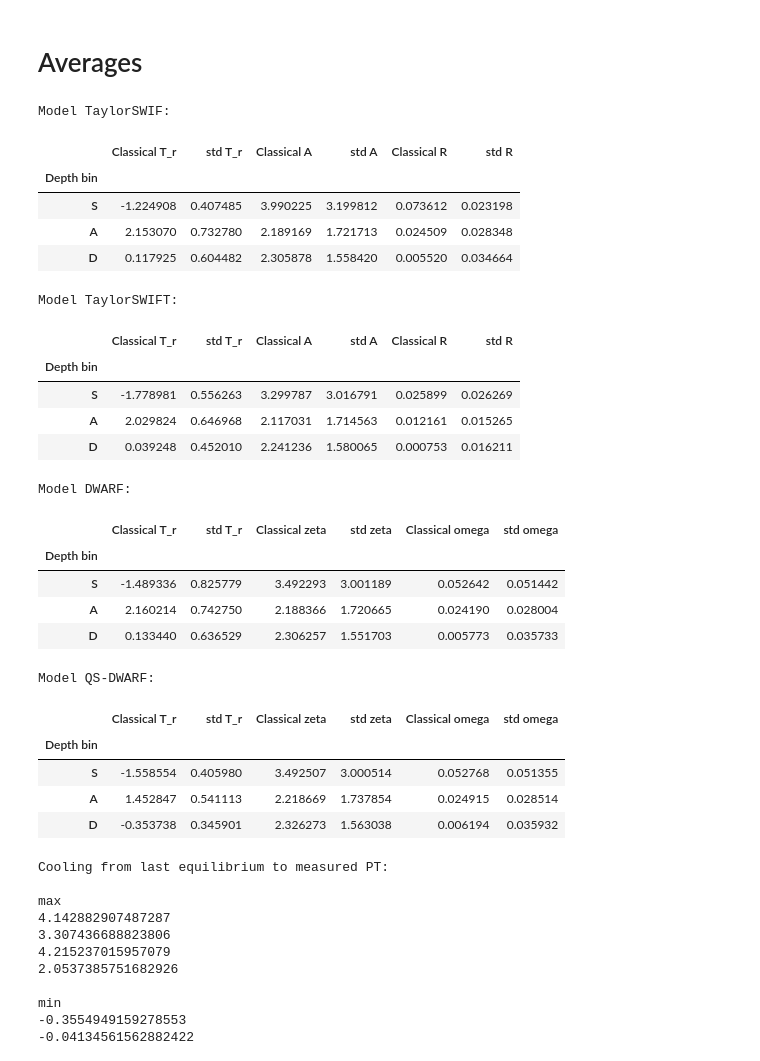
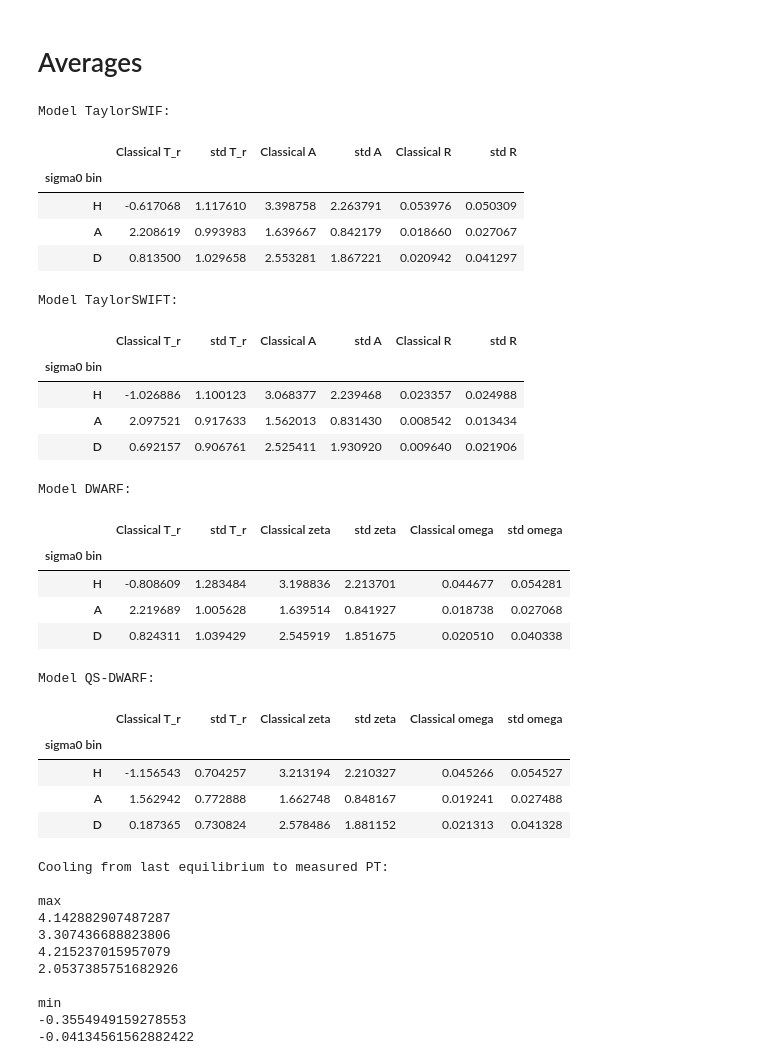
Before and after one commit to TeamPAGOS/Resources-New-Noble-Gas-Derived-Parameterizations-of-Arctic-Air-Sea-Ice-Gas-Exchange-Processes, a Jupyter notebook: Paper copy.ipynb, the cells around one changed output. Saved outputs shown, nothing was run; the diff lists cells and outputs as text; code cells hidden in the pictures.

```diff
--- a/Paper copy.ipynb
+++ b/Paper copy.ipynb
@@ -178,6 +178,20 @@ plt.savefig('VACAO_data_concs.svg', dpi = 900)
 [figure]
 # %% [markdown]
 ### Tracer-Tracer Plot
+# %%
+# Continuous arrow data
+# Chosen the DWARF model as an example, as the freezing arrow can be nicely represented using negative omega values (=> net melting exceeds net freezing)
+DWARFModel = GasExchangeModel(dwarf, ('degC', 'permille', 'atm', '', 'ccSTP_g/g_w'), 'ccSTP_g/g_w')
+T_r0, S0, p0, omega0, zeta0 = 0, 35, 1, 0, 0
+npoints = 50
+coolheat_range = np.linspace(T_r0 - 2, T_r0 + 2, npoints)
+freezemelt_range = np.linspace(omega0 - 0.1, omega0 + 0.1, npoints)
+excessair_range = np.linspace(zeta0, 1e-3)
+
+eq_conc = {g:calc_Ceq(g, T_r0, S0, p0, units='ccSTP_g/g_w') for g in noblegases}
+coolheat_deltas = {g: (DWARFModel.run(g, coolheat_range, S0, p0, omega0, zeta0) / eq_conc[g] - 1)*100 for g in noblegases}
+freezemelt_deltas = {g: (DWARFModel.run(g, T_r0, S0, p0, freezemelt_range, zeta0) / eq_conc[g] - 1)*100 for g in noblegases}
+excessair_deltas = {g: (DWARFModel.run(g, T_r0, S0, p0, omega0, excessair_range) / eq_conc[g] - 1)*100 for g in noblegases}
 # %%
 fig, ax = plt.subplots(1, 2, sharey='row')
 fig.set_size_inches(10, 5)
@@ -408,8 +472,8 @@ plt.savefig('plots/paper/ModelResults_adjusted.pdf', dpi = 900)
 # %% [markdown]
 ### Predictions
 # %%
-SF6results = pd.read_csv('data/SF6_Results_new.csv')
-CFC12results = pd.read_csv('data/CFC12_Results_new.csv')
+SF6results = pd.read_csv('data/SF6_Results.csv')
+CFC12results = pd.read_csv('data/CFC12_Results.csv')
 
 SF6means = SF6results[['TaylorSWIF', 'TaylorSWIFT', 'DWARF', 'QSDWARF']].mean(axis=1)*100
 SF6meanerrs = SF6results[['TaylorSWIF err', 'TaylorSWIFT err', 'DWARF err', 'QSDWARF err']].apply(lambda x: np.sqrt(np.sum(x**2))/4, axis=1)*100
@@ -556,58 +620,66 @@ Deep aerr CFC12: 1.766791956231187
 # Averages
 # %%
 #averages for table 2
+#averageover = 'Depth'
+averageover = 'sigma0'
+bins_ = {'Depth':[0, 50, 190, 910, 2450, 6000], 'sigma0':[-1, 0, 27.7, 27.97, 30.444]}
+binlabels_ = {'Depth':['S', 'NA', 'A', 'NA', 'D'], 'sigma0':['NA', 'H', 'A', 'D']}
+labelstoprint = {'Depth':['S', 'A','D'], 'sigma0':['H', 'A', 'D']}
 for i in range(4):
+    fdi = FitDic[i].copy()
     # assign depth bins
-    FitDic[i]['Depth bin'] = pd.cut(FitDic[i]['Depth'], bins=[0, 50, 190, 910, 2450, 6000], labels=['S', 'NA', 'A', 'NA', 'D'], ordered=False)
-    FitDic[i].loc[0, 'Depth bin'], FitDic[0].loc[22, 'Depth bin'] = 'NA', 'NA'    # <- remove S5 & S16 depth 30 for averaging
+    fdi[averageover + ' bin'] = pd.cut(fdi[averageover], bins=bins_[averageover], labels=binlabels_[averageover], ordered=False)
+    fdi.loc[0, averageover + ' bin'] = 'NA'
+    if i == 0:
+        fdi.loc[22, averageover + ' bin'] ='NA'    # <- remove S5 & S16 depth 30 for averaging
     # calculate means and stds for each depth bin
-    avg = FitDic[i].groupby('Depth bin').mean().drop('NA')
-    std = FitDic[i].groupby('Depth bin').std().drop('NA')
+    avg = fdi.groupby(averageover + ' bin').mean().drop('NA')
+    std = fdi.groupby(averageover + ' bin').std(ddof=1).drop('NA')
     # *1e4 for easier readability in table
     if i < 2:
         avg['Classical A'] = avg['Classical A'] * 1e4
         std['Classical A'] = std['Classical A'] * 1e4
     else:
         avg['Classical zeta'] = avg['Classical zeta'] * 1e4
         std['Classical zeta'] = std['Classical zeta'] * 1e4
     # change order to S A D
-    avg = avg.reindex(['S', 'A', 'D'])
+    avg = avg.reindex(labelstoprint[averageover])
     print(f"Model {['TaylorSWIF', 'TaylorSWIFT', 'DWARF', 'QS-DWARF'][i]}:")
     if i < 2:
         for col in ['T_r', 'R', 'A']:
             avg['std ' + col] = std['Classical ' + col]
         display(avg[['Classical T_r', 'std T_r', 'Classical A', 'std A', 'Classical R', 'std R']])
         print('\n')
     else:
         for col in ['T_r', 'omega', 'zeta']:
             avg['std ' + col] = std['Classical ' + col]
         display(avg[['Classical T_r', 'std T_r', 'Classical zeta', 'std zeta', 'Classical omega', 'std omega']])
         print('\n')
 # %% [output]
 Model TaylorSWIF:
 |  | Classical T_r | std T_r | Classical A | std A | Classical R | std R |
-| Depth bin |  |  |  |  |  |  |
-| S | -1.224908 | 0.407485 | 3.990225 | 3.199812 | 0.073612 | 0.023198 |
-| A | 2.153070 | 0.732780 | 2.189169 | 1.721713 | 0.024509 | 0.028348 |
-| D | 0.117925 | 0.604482 | 2.305878 | 1.558420 | 0.005520 | 0.034664 |
+| sigma0 bin |  |  |  |  |  |  |
+| H | -0.617068 | 1.117610 | 3.398758 | 2.263791 | 0.053976 | 0.050309 |
+| A | 2.208619 | 0.993983 | 1.639667 | 0.842179 | 0.018660 | 0.027067 |
+| D | 0.813500 | 1.029658 | 2.553281 | 1.867221 | 0.020942 | 0.041297 |
 Model TaylorSWIFT:
 |  | Classical T_r | std T_r | Classical A | std A | Classical R | std R |
-| Depth bin |  |  |  |  |  |  |
-| S | -1.778981 | 0.556263 | 3.299787 | 3.016791 | 0.025899 | 0.026269 |
-| A | 2.029824 | 0.646968 | 2.117031 | 1.714563 | 0.012161 | 0.015265 |
-| D | 0.039248 | 0.452010 | 2.241236 | 1.580065 | 0.000753 | 0.016211 |
+| sigma0 bin |  |  |  |  |  |  |
+| H | -1.026886 | 1.100123 | 3.068377 | 2.239468 | 0.023357 | 0.024988 |
+| A | 2.097521 | 0.917633 | 1.562013 | 0.831430 | 0.008542 | 0.013434 |
+| D | 0.692157 | 0.906761 | 2.525411 | 1.930920 | 0.009640 | 0.021906 |
 Model DWARF:
 |  | Classical T_r | std T_r | Classical zeta | std zeta | Classical omega | std omega |
-| Depth bin |  |  |  |  |  |  |
-| S | -1.489336 | 0.825779 | 3.492293 | 3.001189 | 0.052642 | 0.051442 |
-| A | 2.160214 | 0.742750 | 2.188366 | 1.720665 | 0.024190 | 0.028004 |
-| D | 0.133440 | 0.636529 | 2.306257 | 1.551703 | 0.005773 | 0.035733 |
+| sigma0 bin |  |  |  |  |  |  |
+| H | -0.808609 | 1.283484 | 3.198836 | 2.213701 | 0.044677 | 0.054281 |
+| A | 2.219689 | 1.005628 | 1.639514 | 0.841927 | 0.018738 | 0.027068 |
+| D | 0.824311 | 1.039429 | 2.545919 | 1.851675 | 0.020510 | 0.040338 |
 Model QS-DWARF:
 |  | Classical T_r | std T_r | Classical zeta | std zeta | Classical omega | std omega |
-| Depth bin |  |  |  |  |  |  |
-| S | -1.558554 | 0.405980 | 3.492507 | 3.000514 | 0.052768 | 0.051355 |
-| A | 1.452847 | 0.541113 | 2.218669 | 1.737854 | 0.024915 | 0.028514 |
-| D | -0.353738 | 0.345901 | 2.326273 | 1.563038 | 0.006194 | 0.035932 |
+| sigma0 bin |  |  |  |  |  |  |
+| H | -1.156543 | 0.704257 | 3.213194 | 2.210327 | 0.045266 | 0.054527 |
+| A | 1.562942 | 0.772888 | 1.662748 | 0.848167 | 0.019241 | 0.027488 |
+| D | 0.187365 | 0.730824 | 2.578486 | 1.881152 | 0.021313 | 0.041328 |
 # %%
 print('Cooling from last equilibrium to measured PT:')
 
```
Also changed, not shown: parts of 5 cells of this notebook, 17 other files.
